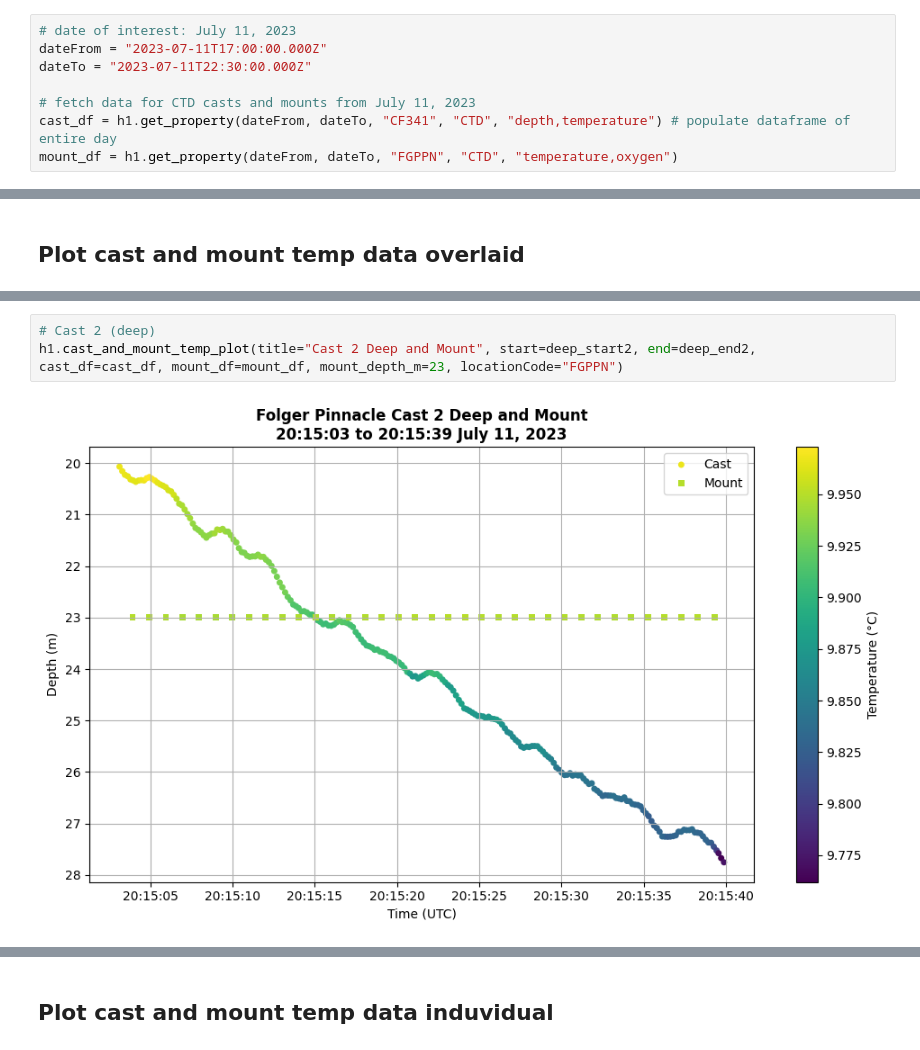
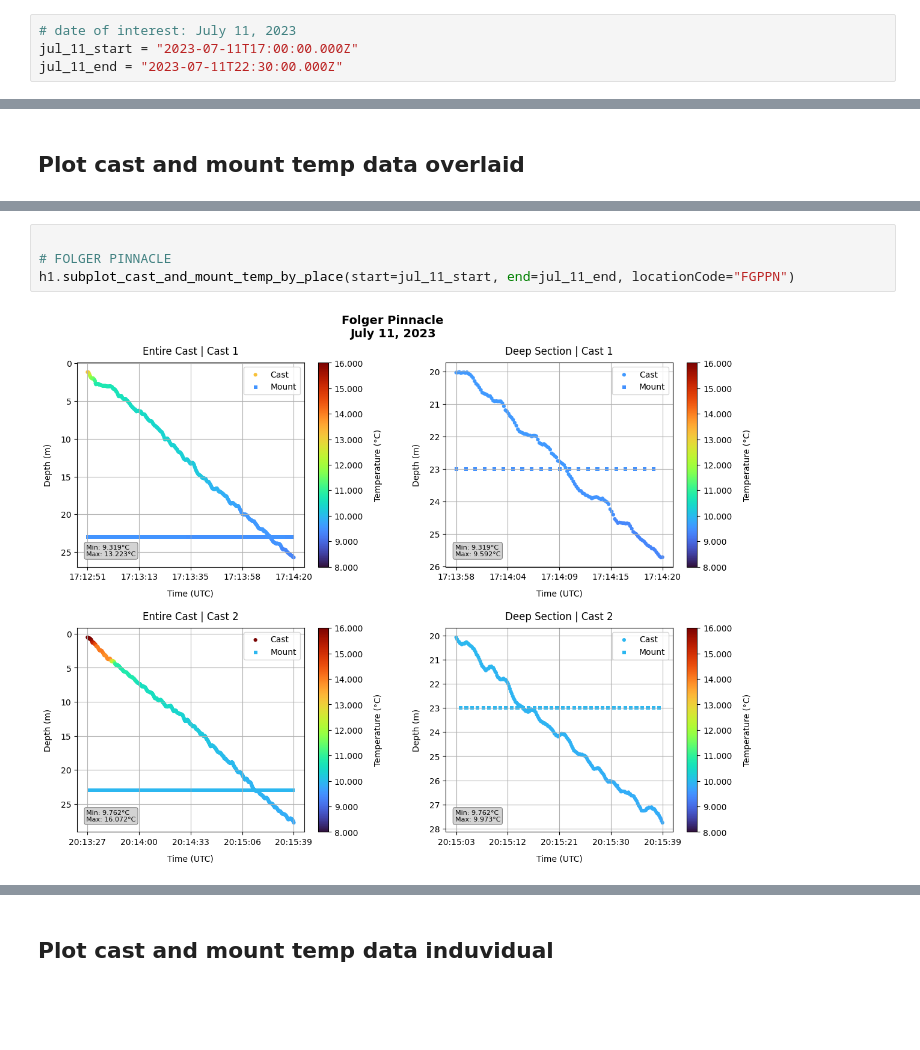
Before and after one commit to g-bertozzi/BMSC-2025, a Jupyter notebook: deepnote/folger_pinnacle_temp.ipynb, the cells around one changed output, grey strips where cells are left out. Cells and saved outputs as stored; diff of their text form; blank space fills up the shorter version.

Commit message:
in the process of making sinlge call to populate dfs. subplots for cast and mount temp data now working

```diff
--- a/deepnote/folger_pinnacle_temp.ipynb
+++ b/deepnote/folger_pinnacle_temp.ipynb
@@ -31,9 +23,5 @@ token = os.getenv("ONC_TOKEN")
 my_onc = onc.ONC(token)
 # %%
 # date of interest: July 11, 2023
-dateFrom = "2023-07-11T17:00:00.000Z"
-dateTo = "2023-07-11T22:30:00.000Z"
-
-# fetch data for CTD casts and mounts from July 11, 2023
-cast_df = h1.get_property(dateFrom, dateTo, "CF341", "CTD", "depth,temperature") # populate dataframe of entire day
-mount_df = h1.get_property(dateFrom, dateTo, "FGPPN", "CTD", "temperature,oxygen")
+jul_11_start = "2023-07-11T17:00:00.000Z"
+jul_11_end = "2023-07-11T22:30:00.000Z"
@@ -68,5 +30,6 @@ h1.cast_and_mount_temp_plot(title="Cast 2 and Mount", start=cast_start2, end=cas
-# %%
-# Cast 2 (deep)
-h1.cast_and_mount_temp_plot(title="Cast 2 Deep and Mount", start=deep_start2, end=deep_end2, cast_df=cast_df, mount_df=mount_df, mount_depth_m=23, locationCode="FGPPN")
-# %% [output]
-[figure, removed]
+# %%
+
+# FOLGER PINNACLE
+h1.subplot_cast_and_mount_temp_by_place(start=jul_11_start, end=jul_11_end, locationCode="FGPPN")
+# %% [output]
+[figure, added]
```
Also changed, not shown: parts of 11 cells of this notebook, 1 other file.
